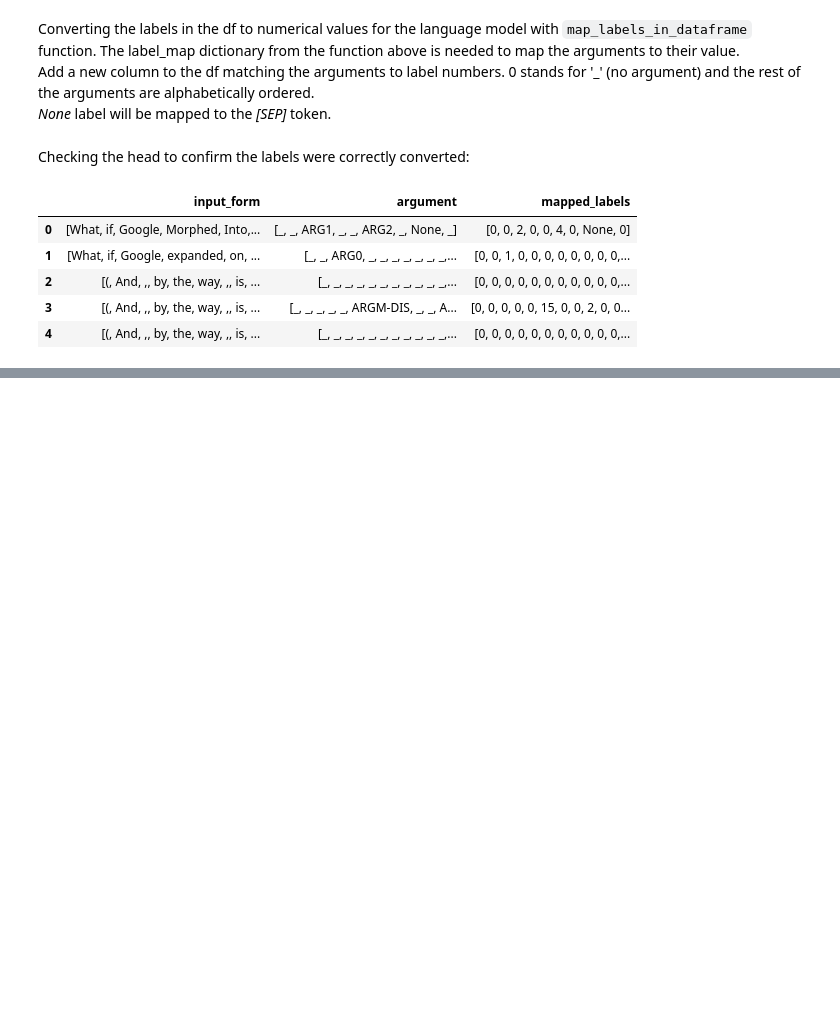
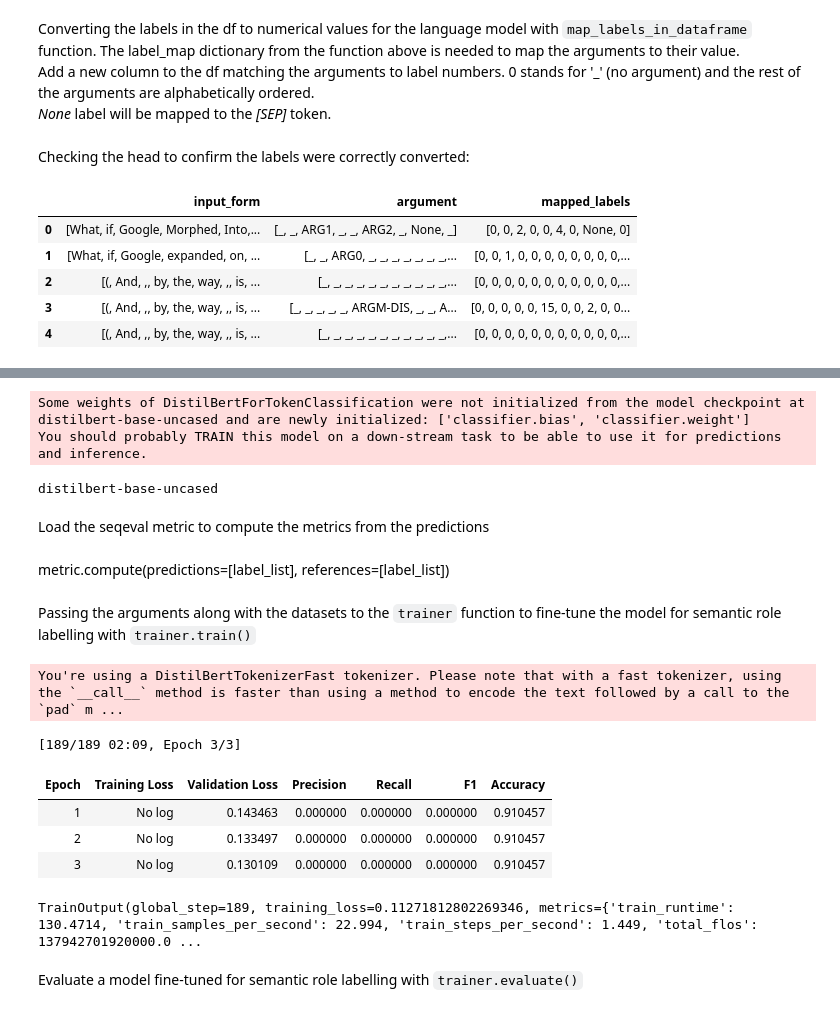
Before and after one commit to abrtz/srl-with-bert, a Jupyter notebook: main.ipynb, the cells around one changed output, grey strips where cells are left out. Cells and saved outputs as stored; diff of their text form; code cells hidden in the pictures; blank space fills up the shorter version.

Commit message:
Finetuning model on mini set

```diff
--- a/main.ipynb
+++ b/main.ipynb
@@ -149,0 +180,4 @@ print(tokenized_test["labels"][0])
+# %%
+small_train_dataset = dataset_train.shuffle(seed=42).select(range(1000))
+small_eval_dataset = dataset_dev.shuffle(seed=42).select(range(1000))
+small_test_dataset = dataset_test.shuffle(seed=42).select(range(1000))
@@ -149,0 +186,2 @@ print(tokenized_test["labels"][0])
+# %%
+label_list = get_labels_from_map(label_map)
@@ -149,0 +191,37 @@ print(tokenized_test["labels"][0])
+# %%
+model, model_name, args = load_srl_model(model_checkpoint, label_list)
+# %% [output]
+Some weights of DistilBertForTokenClassification were not initialized from the model checkpoint at distilbert-base-uncased and are newly initialized: ['classifier.bias', 'classifier.weight']
+You should probably TRAIN this model on a down-stream task to be able to use it for predictions and inference.
+# %%
+print(model_name)
+# %% [output]
+distilbert-base-uncased
+# %% [markdown]
+Load the seqeval metric to compute the metrics from the predictions
+# %%
+metric = load_metric("seqeval")
+# %% [markdown]
+metric.compute(predictions=[label_list], references=[label_list])
+# %% [markdown]
+Passing the arguments along with the datasets to the `trainer` function to fine-tune the model for semantic role labelling with `trainer.train()`
+# %%
+trainer = Trainer(
+        model,
+        args,
+        train_dataset=small_train_dataset,
+        eval_dataset=small_eval_dataset,
+        tokenizer=tokenizer,
+        compute_metrics=lambda p: compute_metrics(*p, label_list, metric)
+    )
+trainer.train()
+# %% [output]
+You're using a DistilBertTokenizerFast tokenizer. Please note that with a fast tokenizer, using the `__call__` method is faster than using a method to encode the text followed by a call to the `pad` m ...
+[189/189 02:09, Epoch 3/3]
+| Epoch | Training Loss | Validation Loss | Precision | Recall | F1 | Accuracy |
+| 1 | No log | 0.143463 | 0.000000 | 0.000000 | 0.000000 | 0.910457 |
+| 2 | No log | 0.133497 | 0.000000 | 0.000000 | 0.000000 | 0.910457 |
+| 3 | No log | 0.130109 | 0.000000 | 0.000000 | 0.000000 | 0.910457 |
+TrainOutput(global_step=189, training_loss=0.11271812802269346, metrics={'train_runtime': 130.4714, 'train_samples_per_second': 22.994, 'train_steps_per_second': 1.449, 'total_flos': 137942701920000.0 ...
+# %% [markdown]
+Evaluate a model fine-tuned for semantic role labelling with `trainer.evaluate()`
```
Also changed, not shown: parts of 17 cells of this notebook, 1 other file.
